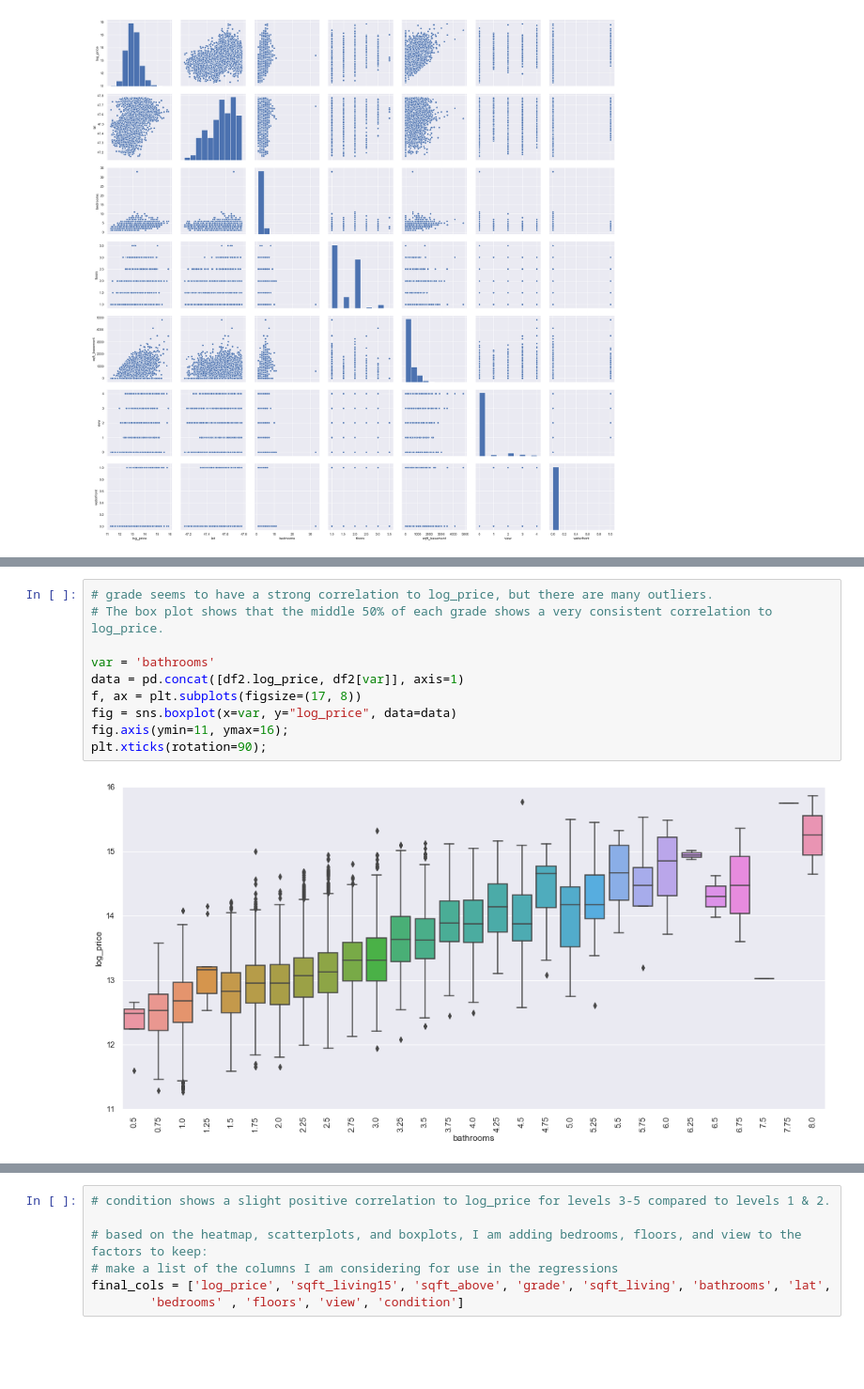
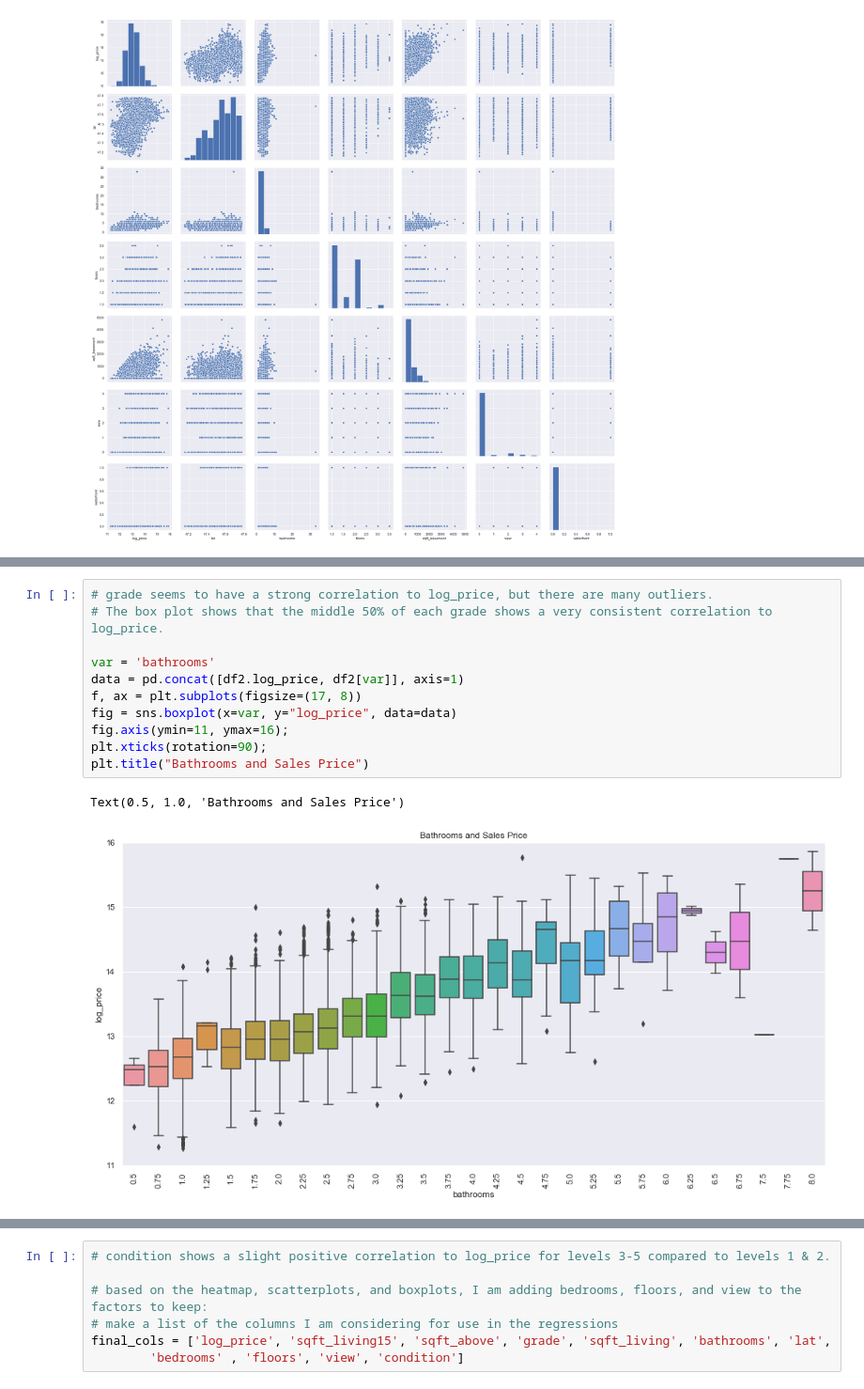
Before and after one commit to giorosati/dsc-1-final-project-online-ds-pt-100118, a Jupyter notebook: student_v2.ipynb, the cells around one changed output, grey strips where cells are left out. Shown at 94% size. Cells and saved outputs as stored; diff of their text form; blank space fills up the shorter version.

```diff
--- a/student_v2.ipynb
+++ b/student_v2.ipynb
@@ -592,15 +613,17 @@ plt.xticks(rotation=90);
 # %%
 # grade seems to have a strong correlation to log_price, but there are many outliers.
 # The box plot shows that the middle 50% of each grade shows a very consistent correlation to log_price.
 
 var = 'bathrooms'
 data = pd.concat([df2.log_price, df2[var]], axis=1)
 f, ax = plt.subplots(figsize=(17, 8))
 fig = sns.boxplot(x=var, y="log_price", data=data)
 fig.axis(ymin=11, ymax=16);
 plt.xticks(rotation=90);
+plt.title("Bathrooms and Sales Price")
 # %% [output]
+Text(0.5, 1.0, 'Bathrooms and Sales Price')
-[figure, old version]
+[figure, new version]
 # %%
 # the number of bathrooms shows a generally positive correlation to log_price, but with many outliers.
 
```
Also changed, not shown: parts of 22 cells of this notebook, 3 other files.
